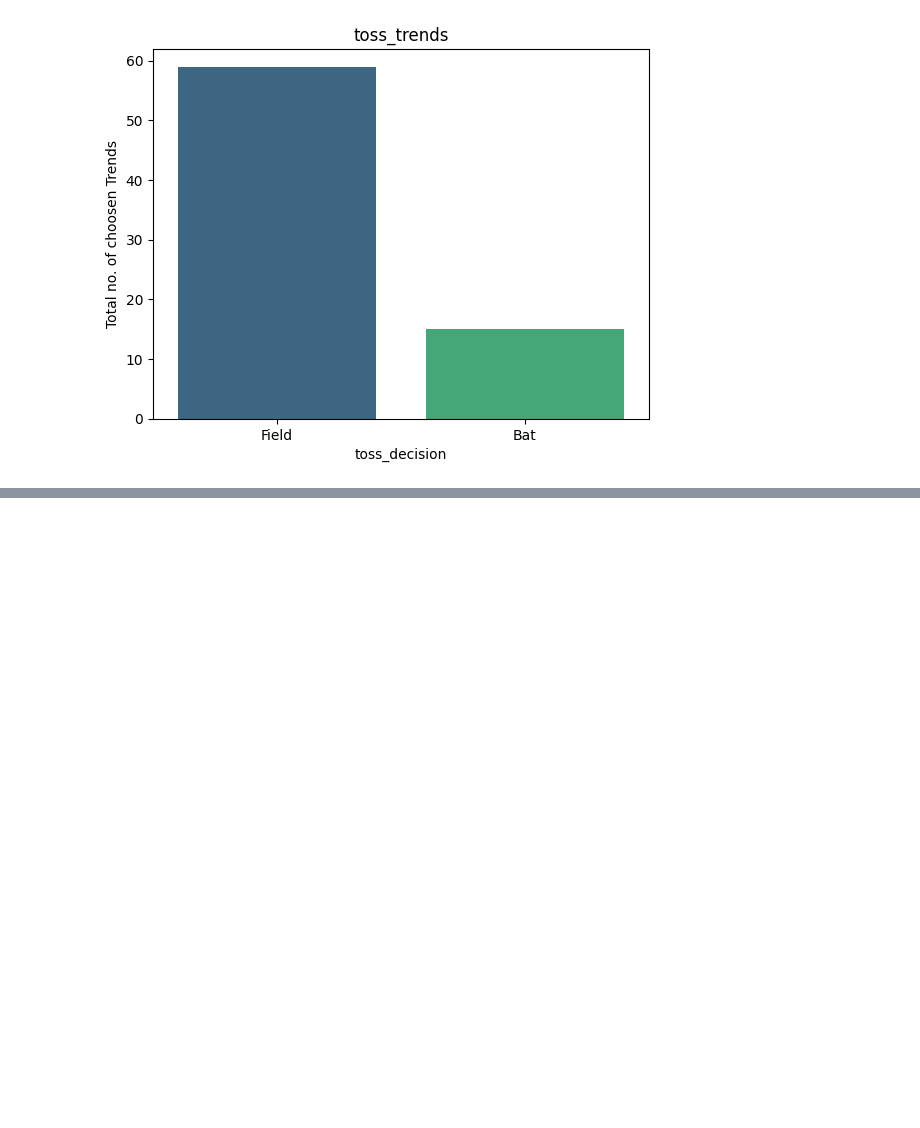
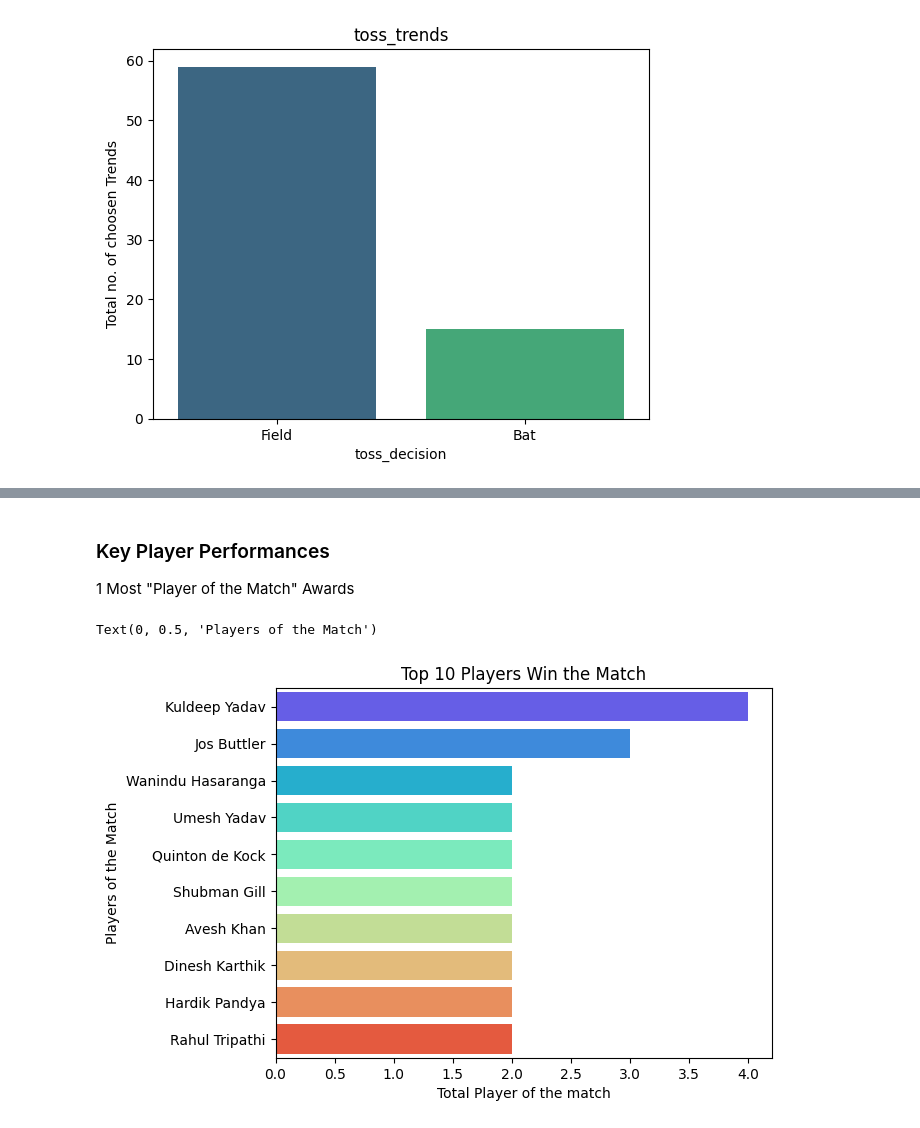
Before and after one commit to PrinceYadav0312/Data-Science, a Jupyter notebook: Project/IplcapstoneProject.ipynb, the cells around one changed output, grey strips where cells are left out. Saved outputs shown, nothing was run; the diff lists cells and outputs as text; code cells hidden in the pictures; blank space fills up the shorter version.

```diff
--- a/Project/IplcapstoneProject.ipynb
+++ b/Project/IplcapstoneProject.ipynb
@@ -96,0 +106,13 @@ Chances of winning of toss winner team: 48.65
+# %% [markdown]
+### Key Player Performances
+1 Most "Player of the Match" Awards
+# %%
+count = df['player_of_the_match'].value_counts().head(10)
+count
+sns.barplot(y = count.index, x = count.values, palette='rainbow')
+plt.title('Top 10 Players Win the Match')
+plt.xlabel('Total Player of the match')
+plt.ylabel('Players of the Match')
+# %% [output]
+Text(0, 0.5, 'Players of the Match')
+[figure, added]
```
Also changed, not shown: parts of 6 cells of this notebook.
